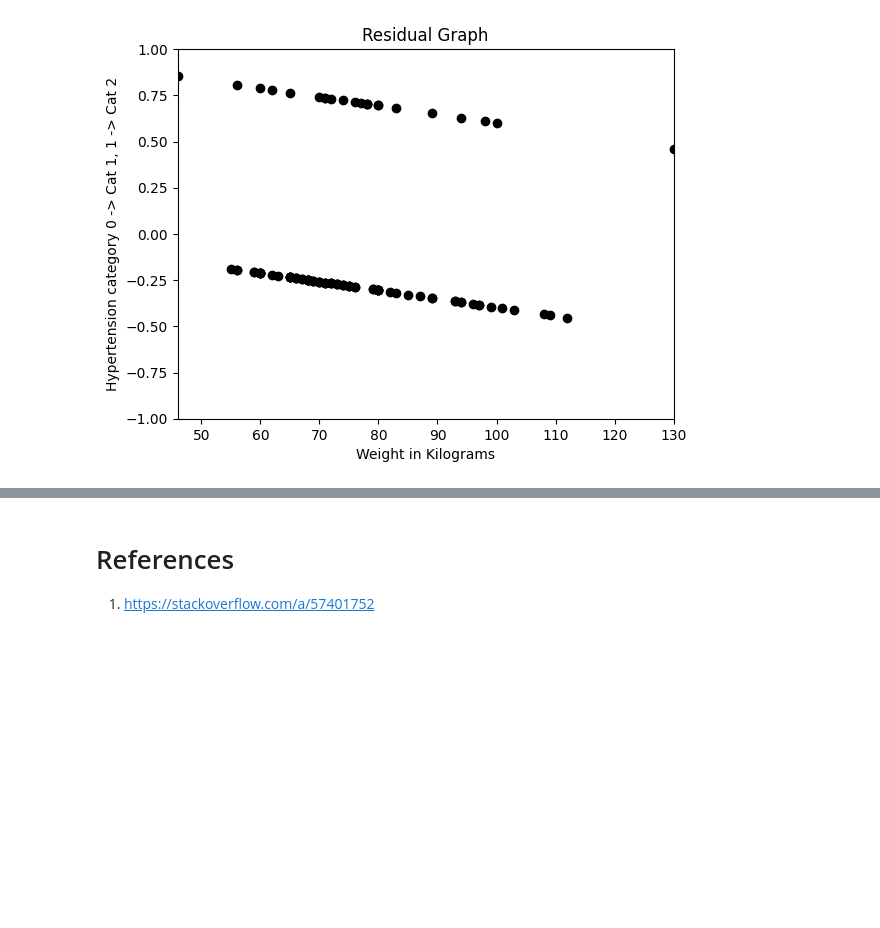
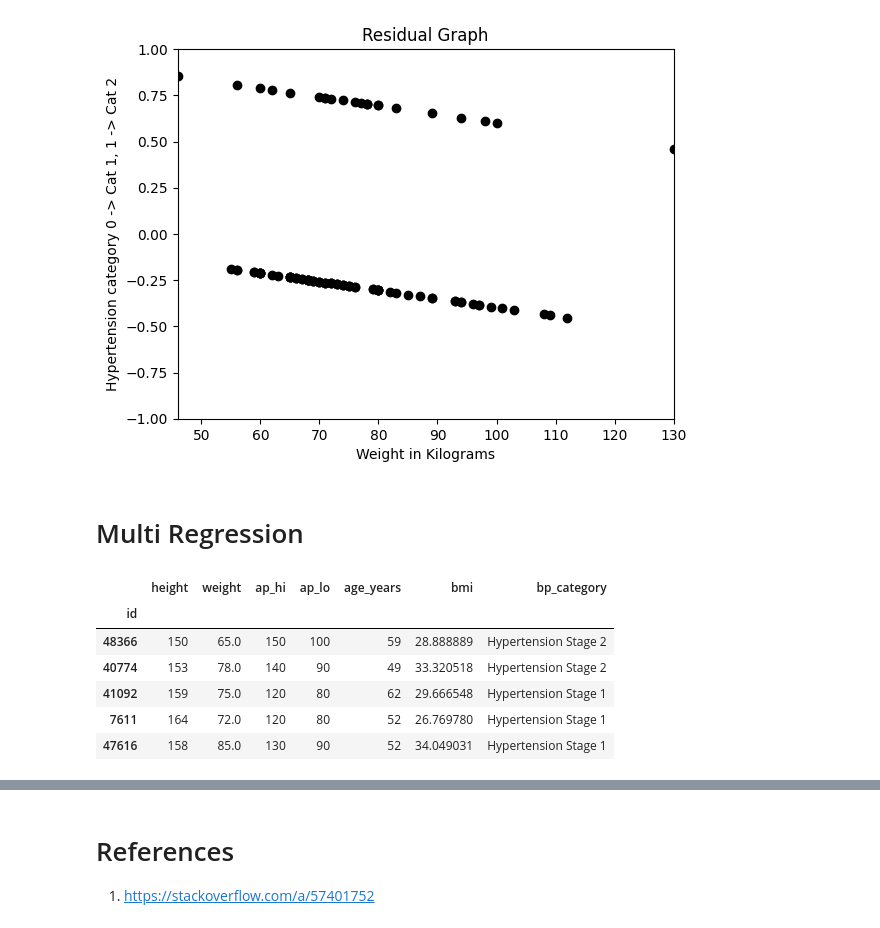
Before and after one commit to farhanarrafi/empirical-analysis-cardiovascular-data, a Jupyter notebook: Emperical_Analysis_Project.ipynb, the cells around one changed output, grey strips where cells are left out. Saved outputs shown, nothing was run; the diff lists cells and outputs as text; code cells hidden in the pictures; blank space fills up the shorter version.

```diff
--- a/Emperical_Analysis_Project.ipynb
+++ b/Emperical_Analysis_Project.ipynb
@@ -541,3 +541,15 @@ plt.scatter(X_test, residual, color="black")
 # %% [output]
 <matplotlib.collections.PathCollection at 0x...>
 [figure]
+# %% [markdown]
+# Multi Regression
+# %%
+samples.head()
+# %% [output]
+|  | height | weight | ap_hi | ap_lo | age_years | bmi | bp_category |
+| id |  |  |  |  |  |  |  |
+| 48366 | 150 | 65.0 | 150 | 100 | 59 | 28.888889 | Hypertension Stage 2 |
+| 40774 | 153 | 78.0 | 140 | 90 | 49 | 33.320518 | Hypertension Stage 2 |
+| 41092 | 159 | 75.0 | 120 | 80 | 62 | 29.666548 | Hypertension Stage 1 |
+| 7611 | 164 | 72.0 | 120 | 80 | 52 | 26.769780 | Hypertension Stage 1 |
+| 47616 | 158 | 85.0 | 130 | 90 | 52 | 34.049031 | Hypertension Stage 1 |
```
Also changed, not shown: parts of 9 cells of this notebook.
